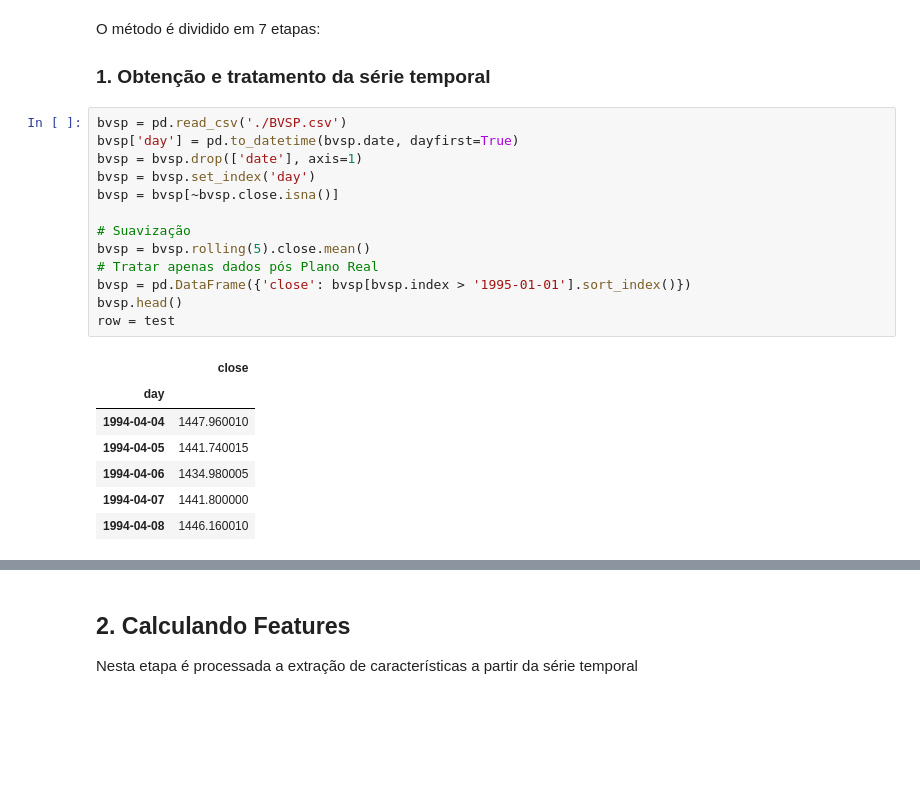
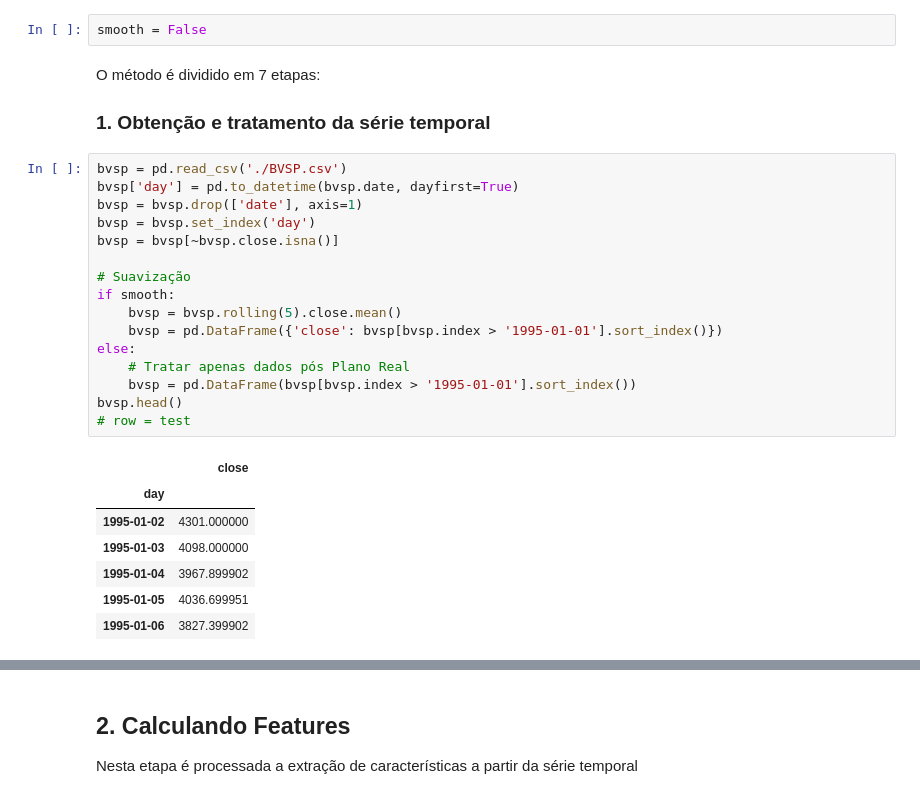
Before and after one commit to E-Trindade/complex_networks-bvsp, a Jupyter notebook: Ep2.ipynb, the cells around one changed output, grey strips where cells are left out. Cells and saved outputs as stored; diff of their text form; blank space fills up the shorter version.

```diff
--- a/Ep2.ipynb
+++ b/Ep2.ipynb
@@ -23,30 +23,35 @@ carregando limites de curto período e longo período
 # %%
 SHORT_TERM = 10
 LONG_TERM = 50
+# %%
+smooth = False
 # %% [markdown]
 O método é dividido em 7 etapas:
 ### 1. Obtenção e tratamento da série temporal
 # %%
 bvsp = pd.read_csv('./BVSP.csv')
 bvsp['day'] = pd.to_datetime(bvsp.date, dayfirst=True)
 bvsp = bvsp.drop(['date'], axis=1)
 bvsp = bvsp.set_index('day')
 bvsp = bvsp[~bvsp.close.isna()]
 
 # Suavização
-bvsp = bvsp.rolling(5).close.mean()
-# Tratar apenas dados pós Plano Real
-bvsp = pd.DataFrame({'close': bvsp[bvsp.index > '1995-01-01'].sort_index()})
+if smooth:
+    bvsp = bvsp.rolling(5).close.mean()
+    bvsp = pd.DataFrame({'close': bvsp[bvsp.index > '1995-01-01'].sort_index()})
+else:
+    # Tratar apenas dados pós Plano Real
+    bvsp = pd.DataFrame(bvsp[bvsp.index > '1995-01-01'].sort_index())
 bvsp.head()
-row = test
+# row = test
 # %% [output]
 |  | close |
 | day |  |
-| 1994-04-04 | 1447.960010 |
-| 1994-04-05 | 1441.740015 |
-| 1994-04-06 | 1434.980005 |
-| 1994-04-07 | 1441.800000 |
-| 1994-04-08 | 1446.160010 |
+| 1995-01-02 | 4301.000000 |
+| 1995-01-03 | 4098.000000 |
+| 1995-01-04 | 3967.899902 |
+| 1995-01-05 | 4036.699951 |
+| 1995-01-06 | 3827.399902 |
 # %%
 plt.figure(figsize=(35, 25))
 sns.scatterplot(bvsp.index, bvsp.close, s=1, markers=['o'], color='black', edgecolor=None)
```
Also changed, not shown: parts of 28 cells of this notebook.
